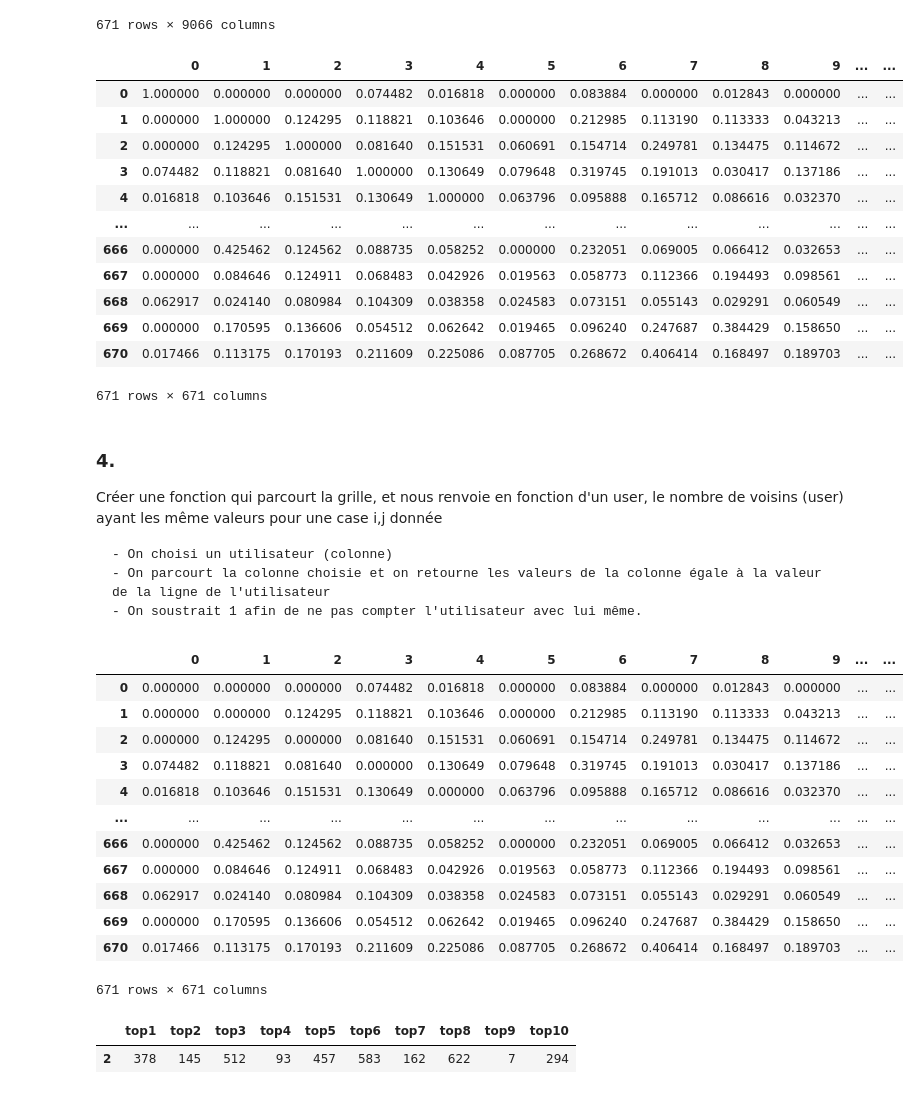
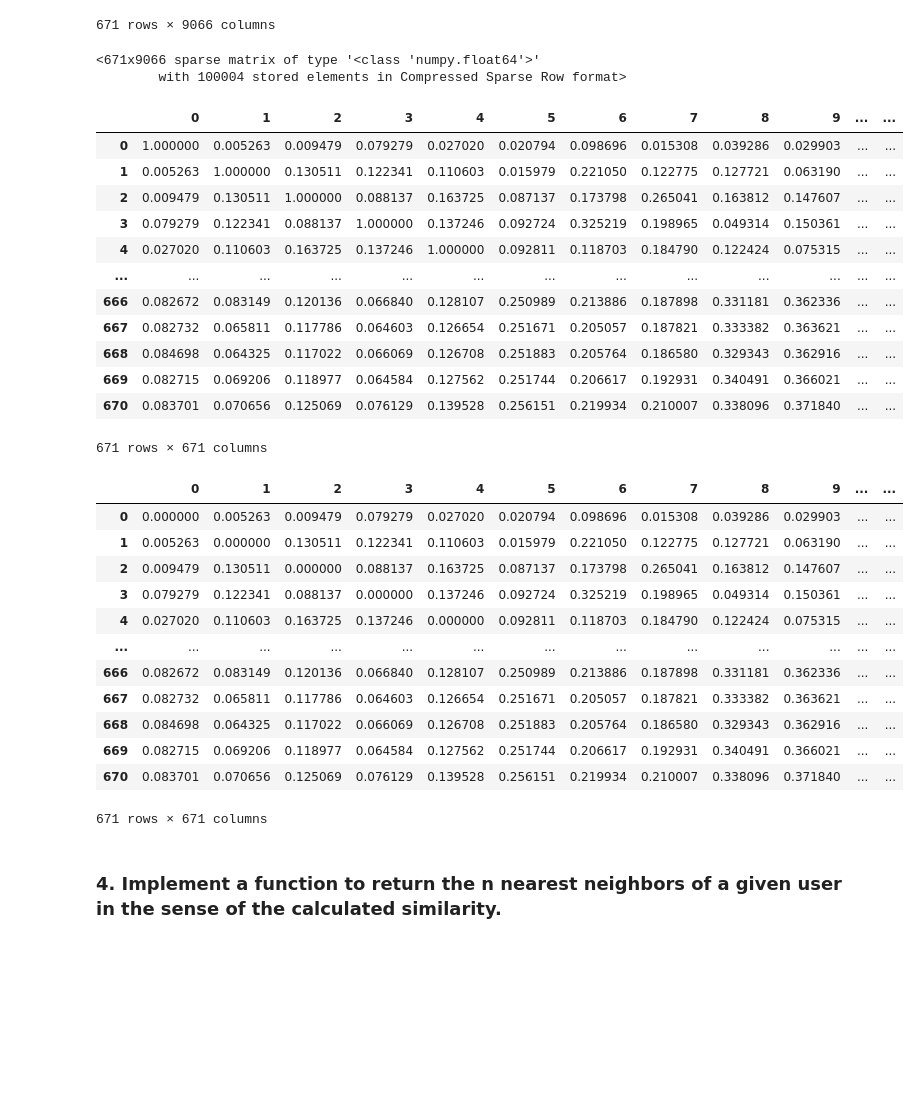
Before and after one commit to RudyLo/ML_Avance, a Jupyter notebook: ML_Avancé_TP1.ipynb, the cells around one changed output. Cells and saved outputs as stored; diff of their text form; code cells hidden in the pictures; blank space fills up the shorter version.

```diff
--- a/ML_Avancé_TP1.ipynb
+++ b/ML_Avancé_TP1.ipynb
@@ -563,51 +594,58 @@ pivoted
 | 670 | 4.0 | 0.0 | 0.0 | 0.0 | 0.0 | 0.0 | 0.0 | 0.0 | 0.0 | 0.0 | ... | ... |
 | 671 | 5.0 | 0.0 | 0.0 | 0.0 | 0.0 | 0.0 | 0.0 | 0.0 | 0.0 | 0.0 | ... | ... |
 671 rows × 9066 columns
+# %%
+#On réduit la sparsité avec csr
+from scipy.sparse import csr_matrix
+
+csr_data = csr_matrix(pivoted.values)
+pivoted.reset_index(inplace=True)
+# %%
+csr_data
+# %% [output]
+<671x9066 sparse matrix of type '<class 'numpy.float64'>'
+        with 100004 stored elements in Compressed Sparse Row format>
 # %%
 from sklearn.metrics.pairwise import cosine_similarity
 b = cosine_similarity(pivoted)
 
-pivoted = pd.DataFrame(b)
+pivoted1 = pd.DataFrame(b)
 
-pivoted
+pivoted1
 # %% [output]
 |  | 0 | 1 | 2 | 3 | 4 | 5 | 6 | 7 | 8 | 9 | ... | ... |
-| 0 | 1.000000 | 0.000000 | 0.000000 | 0.074482 | 0.016818 | 0.000000 | 0.083884 | 0.000000 | 0.012843 | 0.000000 | ... | ... |
-| 1 | 0.000000 | 1.000000 | 0.124295 | 0.118821 | 0.103646 | 0.000000 | 0.212985 | 0.113190 | 0.113333 | 0.043213 | ... | ... |
-| 2 | 0.000000 | 0.124295 | 1.000000 | 0.081640 | 0.151531 | 0.060691 | 0.154714 | 0.249781 | 0.134475 | 0.114672 | ... | ... |
-| 3 | 0.074482 | 0.118821 | 0.081640 | 1.000000 | 0.130649 | 0.079648 | 0.319745 | 0.191013 | 0.030417 | 0.137186 | ... | ... |
-| 4 | 0.016818 | 0.103646 | 0.151531 | 0.130649 | 1.000000 | 0.063796 | 0.095888 | 0.165712 | 0.086616 | 0.032370 | ... | ... |
+| 0 | 1.000000 | 0.005263 | 0.009479 | 0.079279 | 0.027020 | 0.020794 | 0.098696 | 0.015308 | 0.039286 | 0.029903 | ... | ... |
+| 1 | 0.005263 | 1.000000 | 0.130511 | 0.122341 | 0.110603 | 0.015979 | 0.221050 | 0.122775 | 0.127721 | 0.063190 | ... | ... |
+| 2 | 0.009479 | 0.130511 | 1.000000 | 0.088137 | 0.163725 | 0.087137 | 0.173798 | 0.265041 | 0.163812 | 0.147607 | ... | ... |
+| 3 | 0.079279 | 0.122341 | 0.088137 | 1.000000 | 0.137246 | 0.092724 | 0.325219 | 0.198965 | 0.049314 | 0.150361 | ... | ... |
+| 4 | 0.027020 | 0.110603 | 0.163725 | 0.137246 | 1.000000 | 0.092811 | 0.118703 | 0.184790 | 0.122424 | 0.075315 | ... | ... |
 | ... | ... | ... | ... | ... | ... | ... | ... | ... | ... | ... | ... | ... |
-| 666 | 0.000000 | 0.425462 | 0.124562 | 0.088735 | 0.058252 | 0.000000 | 0.232051 | 0.069005 | 0.066412 | 0.032653 | ... | ... |
-| 667 | 0.000000 | 0.084646 | 0.124911 | 0.068483 | 0.042926 | 0.019563 | 0.058773 | 0.112366 | 0.194493 | 0.098561 | ... | ... |
-| 668 | 0.062917 | 0.024140 | 0.080984 | 0.104309 | 0.038358 | 0.024583 | 0.073151 | 0.055143 | 0.029291 | 0.060549 | ... | ... |
-| 669 | 0.000000 | 0.170595 | 0.136606 | 0.054512 | 0.062642 | 0.019465 | 0.096240 | 0.247687 | 0.384429 | 0.158650 | ... | ... |
-| 670 | 0.017466 | 0.113175 | 0.170193 | 0.211609 | 0.225086 | 0.087705 | 0.268672 | 0.406414 | 0.168497 | 0.189703 | ... | ... |
+| 666 | 0.082672 | 0.083149 | 0.120136 | 0.066840 | 0.128107 | 0.250989 | 0.213886 | 0.187898 | 0.331181 | 0.362336 | ... | ... |
+| 667 | 0.082732 | 0.065811 | 0.117786 | 0.064603 | 0.126654 | 0.251671 | 0.205057 | 0.187821 | 0.333382 | 0.363621 | ... | ... |
+| 668 | 0.084698 | 0.064325 | 0.117022 | 0.066069 | 0.126708 | 0.251883 | 0.205764 | 0.186580 | 0.329343 | 0.362916 | ... | ... |
+| 669 | 0.082715 | 0.069206 | 0.118977 | 0.064584 | 0.127562 | 0.251744 | 0.206617 | 0.192931 | 0.340491 | 0.366021 | ... | ... |
+| 670 | 0.083701 | 0.070656 | 0.125069 | 0.076129 | 0.139528 | 0.256151 | 0.219934 | 0.210007 | 0.338096 | 0.371840 | ... | ... |
 671 rows × 671 columns
-# %% [markdown]
-### 4.
-
-Créer une fonction qui parcourt la grille, et nous renvoie en fonction d'un user, le nombre de voisins (user) ayant les même valeurs pour une case i,j donnée
-
-    - On choisi un utilisateur (colonne)
-    - On parcourt la colonne choisie et on retourne les valeurs de la colonne égale à la valeur de la ligne de l'utilisateur
-    - On soustrait 1 afin de ne pas compter l'utilisateur avec lui même.
 # %%
 #On initialise nos diagonales à 0 de manière a ce qu'elles ne nous gènent pas pour la suite
-pivoted.values[[np.arange(pivoted.shape[0])]*2] = 0
-pivoted
+import numpy as np
+
+pivoted1.values[[np.arange(pivoted.shape[0])]*2] = 0
+pivoted1
 # %% [output]
 |  | 0 | 1 | 2 | 3 | 4 | 5 | 6 | 7 | 8 | 9 | ... | ... |
-| 0 | 0.000000 | 0.000000 | 0.000000 | 0.074482 | 0.016818 | 0.000000 | 0.083884 | 0.000000 | 0.012843 | 0.000000 | ... | ... |
-| 1 | 0.000000 | 0.000000 | 0.124295 | 0.118821 | 0.103646 | 0.000000 | 0.212985 | 0.113190 | 0.113333 | 0.043213 | ... | ... |
-| 2 | 0.000000 | 0.124295 | 0.000000 | 0.081640 | 0.151531 | 0.060691 | 0.154714 | 0.249781 | 0.134475 | 0.114672 | ... | ... |
-| 3 | 0.074482 | 0.118821 | 0.081640 | 0.000000 | 0.130649 | 0.079648 | 0.319745 | 0.191013 | 0.030417 | 0.137186 | ... | ... |
-| 4 | 0.016818 | 0.103646 | 0.151531 | 0.130649 | 0.000000 | 0.063796 | 0.095888 | 0.165712 | 0.086616 | 0.032370 | ... | ... |
+| 0 | 0.000000 | 0.005263 | 0.009479 | 0.079279 | 0.027020 | 0.020794 | 0.098696 | 0.015308 | 0.039286 | 0.029903 | ... | ... |
+| 1 | 0.005263 | 0.000000 | 0.130511 | 0.122341 | 0.110603 | 0.015979 | 0.221050 | 0.122775 | 0.127721 | 0.063190 | ... | ... |
+| 2 | 0.009479 | 0.130511 | 0.000000 | 0.088137 | 0.163725 | 0.087137 | 0.173798 | 0.265041 | 0.163812 | 0.147607 | ... | ... |
+| 3 | 0.079279 | 0.122341 | 0.088137 | 0.000000 | 0.137246 | 0.092724 | 0.325219 | 0.198965 | 0.049314 | 0.150361 | ... | ... |
+| 4 | 0.027020 | 0.110603 | 0.163725 | 0.137246 | 0.000000 | 0.092811 | 0.118703 | 0.184790 | 0.122424 | 0.075315 | ... | ... |
 | ... | ... | ... | ... | ... | ... | ... | ... | ... | ... | ... | ... | ... |
-| 666 | 0.000000 | 0.425462 | 0.124562 | 0.088735 | 0.058252 | 0.000000 | 0.232051 | 0.069005 | 0.066412 | 0.032653 | ... | ... |
-| 667 | 0.000000 | 0.084646 | 0.124911 | 0.068483 | 0.042926 | 0.019563 | 0.058773 | 0.112366 | 0.194493 | 0.098561 | ... | ... |
-| 668 | 0.062917 | 0.024140 | 0.080984 | 0.104309 | 0.038358 | 0.024583 | 0.073151 | 0.055143 | 0.029291 | 0.060549 | ... | ... |
-| 669 | 0.000000 | 0.170595 | 0.136606 | 0.054512 | 0.062642 | 0.019465 | 0.096240 | 0.247687 | 0.384429 | 0.158650 | ... | ... |
-| 670 | 0.017466 | 0.113175 | 0.170193 | 0.211609 | 0.225086 | 0.087705 | 0.268672 | 0.406414 | 0.168497 | 0.189703 | ... | ... |
+| 666 | 0.082672 | 0.083149 | 0.120136 | 0.066840 | 0.128107 | 0.250989 | 0.213886 | 0.187898 | 0.331181 | 0.362336 | ... | ... |
+| 667 | 0.082732 | 0.065811 | 0.117786 | 0.064603 | 0.126654 | 0.251671 | 0.205057 | 0.187821 | 0.333382 | 0.363621 | ... | ... |
+| 668 | 0.084698 | 0.064325 | 0.117022 | 0.066069 | 0.126708 | 0.251883 | 0.205764 | 0.186580 | 0.329343 | 0.362916 | ... | ... |
+| 669 | 0.082715 | 0.069206 | 0.118977 | 0.064584 | 0.127562 | 0.251744 | 0.206617 | 0.192931 | 0.340491 | 0.366021 | ... | ... |
+| 670 | 0.083701 | 0.070656 | 0.125069 | 0.076129 | 0.139528 | 0.256151 | 0.219934 | 0.210007 | 0.338096 | 0.371840 | ... | ... |
 671 rows × 671 columns
+# %% [markdown]
+### 4. Implement a function to return the n nearest neighbors of a given user in the sense of the calculated similarity.
 # %%
@@ -617,8 +656,3 @@ def find_n_neighbours(df,n):
            .iloc[:n].index,
           index=['top{}'.format(i) for i in range(1, n+1)]), axis=1)
     return df
-# %%
-find_n_neighbours(pivoted.loc[2:2,:], 10)
-# %% [output]
-|  | top1 | top2 | top3 | top4 | top5 | top6 | top7 | top8 | top9 | top10 |
-| 2 | 378 | 145 | 512 | 93 | 457 | 583 | 162 | 622 | 7 | 294 |
```
Also changed, not shown: parts of 33 cells of this notebook.
